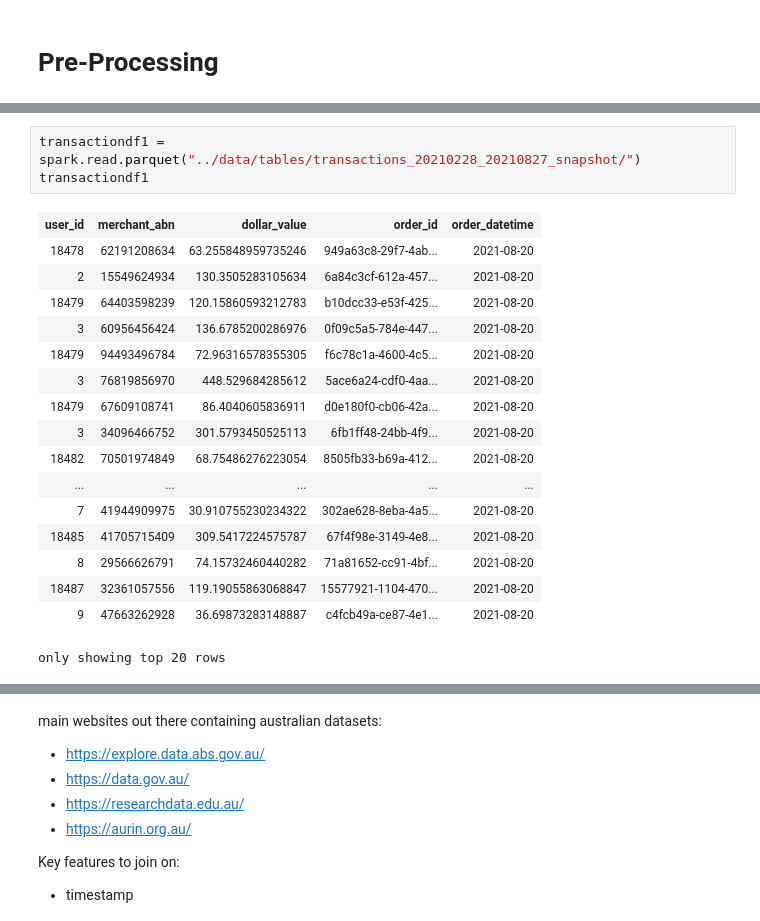
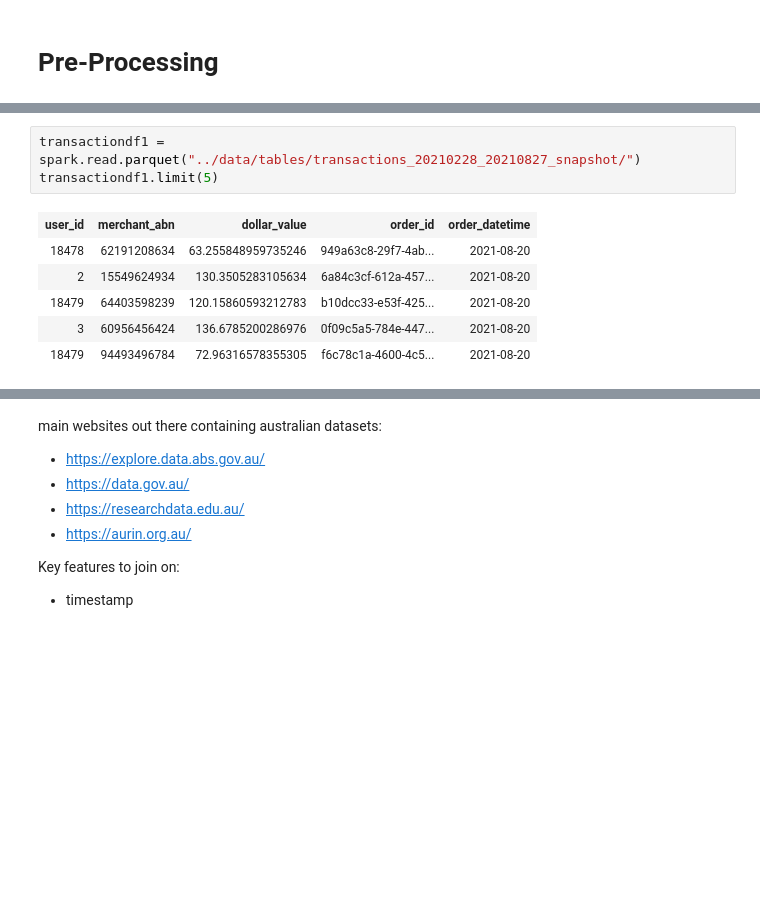
Before and after one commit to MAST30034-Applied-Data-Science/generic-buy-now-pay-later-project-group-35, a Jupyter notebook: notebooks/1 preprocessing.ipynb, the cells around one changed output, grey strips where cells are left out. Saved outputs shown, nothing was run; the diff lists cells and outputs as text; blank space fills up the shorter version.

```diff
--- a/notebooks/1 preprocessing.ipynb
+++ b/notebooks/1 preprocessing.ipynb
@@ -24,23 +23,12 @@ To adjust logging level use sc.setLogLevel(newLevel). For SparkR, use setLogLeve
 # %%
 transactiondf1 = spark.read.parquet("../data/tables/transactions_20210228_20210827_snapshot/")
-transactiondf1
+transactiondf1.limit(5)
 # %% [output]
 | user_id | merchant_abn | dollar_value | order_id | order_datetime |
 | 18478 | 62191208634 | 63.255848959735246 | 949a63c8-29f7-4ab... | 2021-08-20 |
 | 2 | 15549624934 | 130.3505283105634 | 6a84c3cf-612a-457... | 2021-08-20 |
 | 18479 | 64403598239 | 120.15860593212783 | b10dcc33-e53f-425... | 2021-08-20 |
 | 3 | 60956456424 | 136.6785200286976 | 0f09c5a5-784e-447... | 2021-08-20 |
 | 18479 | 94493496784 | 72.96316578355305 | f6c78c1a-4600-4c5... | 2021-08-20 |
-| 3 | 76819856970 | 448.529684285612 | 5ace6a24-cdf0-4aa... | 2021-08-20 |
-| 18479 | 67609108741 | 86.4040605836911 | d0e180f0-cb06-42a... | 2021-08-20 |
-| 3 | 34096466752 | 301.5793450525113 | 6fb1ff48-24bb-4f9... | 2021-08-20 |
-| 18482 | 70501974849 | 68.75486276223054 | 8505fb33-b69a-412... | 2021-08-20 |
-| ... | ... | ... | ... | ... |
-| 7 | 41944909975 | 30.910755230234322 | 302ae628-8eba-4a5... | 2021-08-20 |
-| 18485 | 41705715409 | 309.5417224575787 | 67f4f98e-3149-4e8... | 2021-08-20 |
-| 8 | 29566626791 | 74.15732460440282 | 71a81652-cc91-4bf... | 2021-08-20 |
-| 18487 | 32361057556 | 119.19055863068847 | 15577921-1104-470... | 2021-08-20 |
-| 9 | 47663262928 | 36.69873283148887 | c4fcb49a-ce87-4e1... | 2021-08-20 |
-only showing top 20 rows
 # %%
 transactiondf2 = spark.read.parquet("../data/tables/transactions_20210828_20220227_snapshot/")
```
Also changed, not shown: parts of 10 cells of this notebook, 1 other file.
